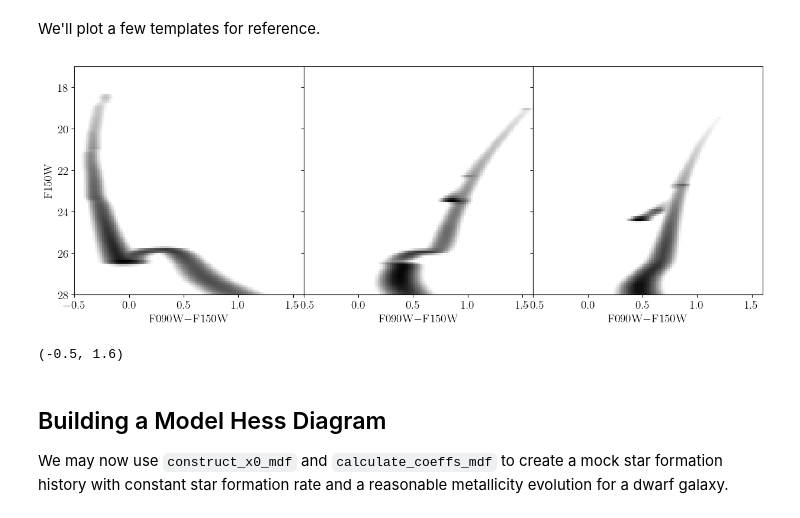
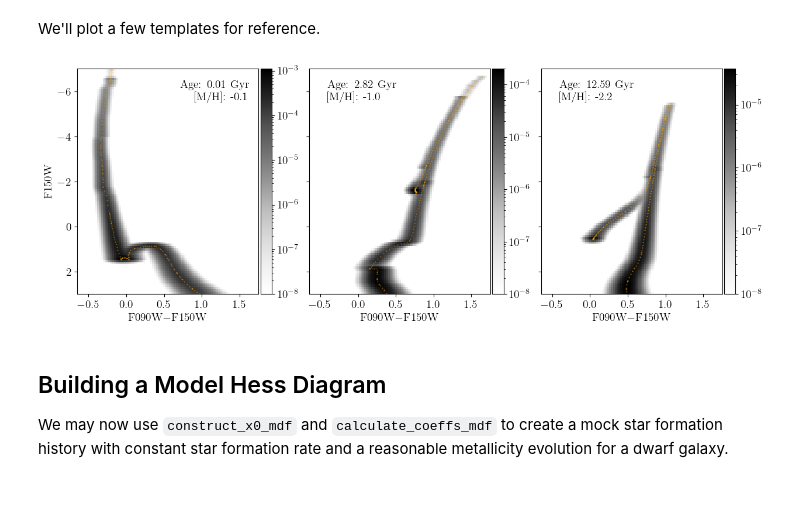
Before and after one commit to cgarling/StarFormationHistories.jl, a Jupyter notebook: examples/fitting1.ipynb, the cells around one changed output. Saved outputs shown, nothing was run; the diff lists cells and outputs as text; code cells hidden in the pictures.

Commit message:
update figures in `examples/fitting1.ipynb`

```diff
--- a/examples/fitting1.ipynb
+++ b/examples/fitting1.ipynb
@@ -131,9 +132,7 @@ import InitialMassFunctions: Kroupa2001
 # Some additional setup
 imf = Kroupa2001(0.08, 100.0) # Initial mass function model
 unique_logAge = unique(table.logAge)
-# Think there might be an issue with the youngest isochrones
-# unique_logAge = unique_logAge[unique_logAge .>= 7]
 unique_MH = unique(table.MH)
 template_norm = 1e3 # The stellar mass of the populations in each template
-edges = (range(-0.5, 1.6, length=100), range(distmod-8.0, distmod+3.0, length=100)) # The bin edges for the Hess diagrams (17,28)
+edges = (range(-0.65, 1.75, length=100), range(distmod-7.0, distmod+3.0, length=100)) # The bin edges for the Hess diagrams (17,28)
 # %% [output]
@@ -192,28 +191,62 @@ templates = templates[permidx]
 # %% [markdown]
 We'll plot a few templates for reference.
 # %%
-fig,axs=plt.subplots(1,3,sharey=true,figsize=(15,5))
-fig.subplots_adjust(hspace=0.0,wspace=0.0)
+# When displaying the templates we will divide them by template_norm so that that units of the templates are [N / M_sun], or expected number of stars per bin per solar mass of stars formed.
+# Plotting in absolute magnitude here rather than apparent on y-axis
+display_templates = (100,1495,1821) #(100,1500,1800)
+fig,axs=plt.subplots(1,3,sharey=true,sharex=true,figsize=(15,5))
+fig.subplots_adjust(hspace=0.0,wspace=0.075)
 
-axs[1].imshow(permutedims(templates[100]), origin="lower",
-    extent=(extrema(edges[1])..., extrema(edges[2])...),
-    aspect="auto", cmap="Greys", norm=plt.matplotlib.colors.LogNorm(vmin=0.0005), rasterized=true)
-axs[2].imshow(permutedims(templates[1500]), origin="lower",
-    extent=(extrema(edges[1])..., extrema(edges[2])...),
-    aspect="auto", cmap="Greys", norm=plt.matplotlib.colors.LogNorm(vmin=0.0005), rasterized=true)
-axs[3].imshow(permutedims(templates[1800]), origin="lower",
-    extent=(extrema(edges[1])..., extrema(edges[2])...),
-    aspect="auto", cmap="Greys", norm=plt.matplotlib.colors.LogNorm(vmin=0.0005), rasterized=true)
+im1 = axs[1].imshow(permutedims(templates[display_templates[1]]) ./ template_norm, origin="lower",
+    extent=(extrema(edges[1])..., extrema(edges[2] .- distmod)...),
+    aspect="auto", cmap="Greys", norm=plt.matplotlib.colors.LogNorm(vmin=1e-8), rasterized=true)
+im2 = axs[2].imshow(permutedims(templates[display_templates[2]]) ./ template_norm, origin="lower",
+    extent=(extrema(edges[1])..., extrema(edges[2] .- distmod)...),
+    aspect="auto", cmap="Greys", norm=plt.matplotlib.colors.LogNorm(vmin=1e-8), rasterized=true)
+im3 = axs[3].imshow(permutedims(templates[display_templates[3]]) ./ template_norm, origin="lower",
+    extent=(extrema(edges[1])..., extrema(edges[2] .- distmod)...),
+    aspect="auto", cmap="Greys", norm=plt.matplotlib.colors.LogNorm(vmin=1e-8), rasterized=true)
 # im1.set_clim( [0.5, im1.get_clim()[2]] )
-axs[1].set_xlabel(L"F090W$-$F150W")
-axs[2].set_xlabel(L"F090W$-$F150W")
-axs[3].set_xlabel(L"F090W$-$F150W")
+for ax in axs
+    ax.set_xlabel(L"F090W$-$F150W")
+end
 axs[1].set_ylabel("F150W")
-axs[1].set_ylim(reverse(extrema(edges[2])))
+axs[1].set_ylim(reverse(extrema(edges[2])).-distmod)
 axs[1].set_xlim(extrema(edges[1]))
+# Label the templates with their ages and metallicities
+axs[1].text(0.95,0.95,(@sprintf "Age: %.2f Gyr \n [M/H]: %.1f" exp10(template_logAge[display_templates[1]])/1e9 template_MH[display_templates[1]]), transform=axs[1].transAxes,ha="right",va="top")
+axs[2].text(0.1,0.95,(@sprintf "Age: %.2f Gyr \n [M/H]: %.1f" exp10(template_logAge[display_templates[2]])/1e9 template_MH[display_templates[2]]), transform=axs[2].transAxes,ha="left",va="top")
+axs[3].text(0.1,0.95,(@sprintf "Age: %.2f Gyr \n [M/H]: %.1f" exp10(template_logAge[display_templates[3]])/1e9 template_MH[display_templates[3]]), transform=axs[3].transAxes,ha="left",va="top")
+fig.colorbar(im1, ax=axs[1], pad=0.01)
+fig.colorbar(im2, ax=axs[2], pad=0.01)
+fig.colorbar(im3, ax=axs[3], pad=0.01)
+
+# Optionally, plot photometric error bars along the left. Errors are small in this model so they don't show very well.
+plot_errors::Bool = false
+if plot_errors
+    # Set up points to show the photometric errors
+    error_points = minimum(edges[2])+1.0:0.5:maximum(edges[2])-0.5
+    error_points_x = repeat([minimum(edges[1])+0.15], length(error_points))
+
+    # Plot the photometric error points
+    for ax in axs
+        ax.errorbar(error_points_x, error_points, yerr=F150W_error.(error_points), xerr=sqrt.(F090W_error.(error_points_x .+ error_points).^2 .+ F150W_error.(error_points).^2), ls="") # , fmt='', ecolor=None, elinewidth=None, capsize=None
+    end
+end
+
+# Optionally, overplot the isochrones themselves for comparison
+plot_isochrones::Bool = true
+if plot_isochrones
+    alphas = (0.5,0.5,0.2)
+    for (i,t_i) in enumerate(display_templates)
+        local good = findall( (table.MH .== template_MH[t_i]) .& (table.logAge .== template_logAge[t_i]) )
+        local iso_mags = [table.F090W[good][begin:end-1], table.F150W[good][begin:end-1]] # These are the absolute magnitudes we want from the isochrone.
+        axs[i].scatter(iso_mags[1] .- iso_mags[2], iso_mags[2],marker=".", c="orange", s=1, alpha=alphas[i])
+    end
+end
+# plt.savefig("template_example.pdf",bbox_inches="tight")
 # %% [output]
-[figure, old version]
+[figure, new version]
-(-0.5, 1.6)
 # %% [markdown]
 ## Building a Model Hess Diagram
 
```
Also changed, not shown: parts of 58 cells of this notebook, 1 other file.
